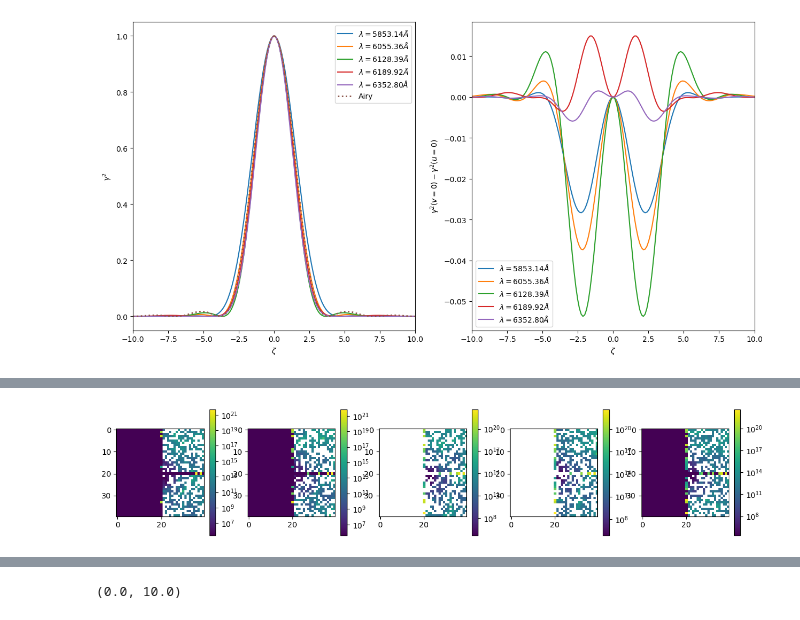
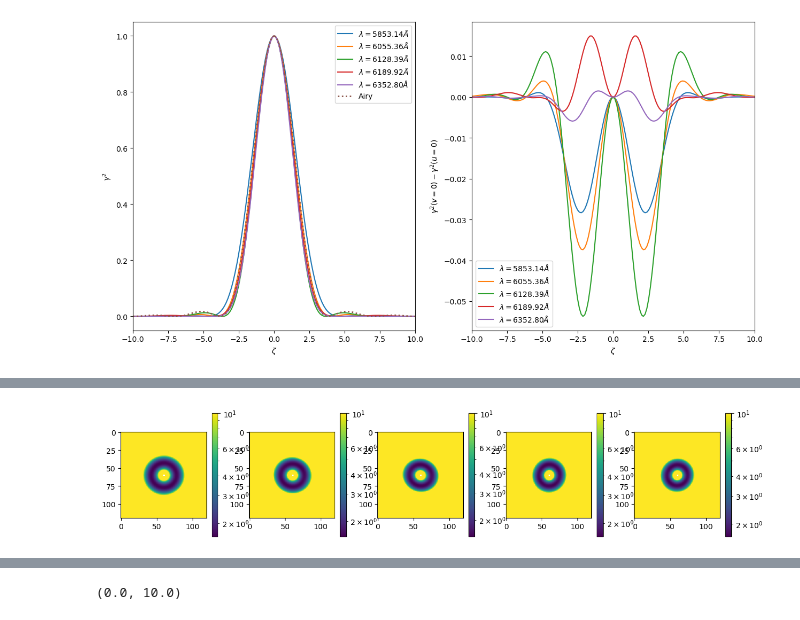
Before and after one commit to AlexGKim/II, a Jupyter notebook: sedona.ipynb, the cells around one changed output, grey strips where cells are left out. Drawn from its saved outputs; the diff is of its cells as text; code cells hidden in the pictures.

```diff
--- a/sedona.ipynb
+++ b/sedona.ipynb
@@ -10,4 +11,5 @@ from matplotlib.image import NonUniformImage
 wavegrid = numpy.load("WaveGrid.npy")
 flux = numpy.load("Phase0Flux.npy")
 flux=flux/1e39
+flux_int= flux.sum(axis=(1,2))
 # %%
@@ -17,3 +19,20 @@ plt.xlim((3000,10000))
 # %% [output]
 (3000.0, 10000.0)
 [figure]
+# %%
+lambdas = numpy.flip(wavegrid)
+spectrum = sncosmo.Spectrum(lambdas, numpy.flip(flux_int))
+spectrum_mag = spectrum.bandmag('bessellb', magsys='vega')
+flux_int = flux_int * 10**((spectrum_mag-12)/2.5) # now in units of  (erg / s / cm^2 / A) for B=12 mag
+# want  dΓ/dν = AFv/(hν0).
+#
+# spectrum = sncosmo.Spectrum(lambdas, flux_int) # now in units of  (erg / s / cm^2 / A) for B=12 mag
+Area = 88 * 100 * 100. # cm^2
+h = 6.626* 10**(-34+7)  # erg s
+c = 3e10 # cm/s
+lcm = wavegrid/1e8  # cm
+dGammadnu = Area * flux_int * wavegrid  / h /c/c*lcm*lcm
+plt.plot(lambdas,dGammadnu)
+plt.ylim((0,2.5e-7))
+plt.xlim((3000,10000))
+sigma_t =13*10**-12
@@ -92,73 +113,76 @@ plt.savefig('gamma2_sedona.pdf')
 # %% [output]
 [figure]
 # %%
-factor = 2
+wls = [5850,6055,6128,6189,6355.12]
+idxs = [ numpy.abs(wavegrid - l).argmin() for l in wls]
+factor = 10
+
 fluxshape = flux[0,:,:].shape
 paddedarray = numpy.zeros((fluxshape[0]*factor, fluxshape[1]*factor))
 fig,axs = plt.subplots(1,5, figsize=(15, 3))
+fig2,axs2 = plt.subplots(1,5, figsize=(15, 3))
+fig3,axs3 = plt.subplots(1,5, figsize=(15, 3))
+# fig4,axs4 = plt.subplots(1,5, figsize=(15, 3))
 # fig,axs = plt.subplots(1,2, figsize=(15, 7.5))
 
-theta = numpy.arange(fluxshape[0]*factor)
-theta=theta-theta.mean()
+# theta = numpy.arange(fluxshape[0]*factor)
+theta  = [i- fluxshape[0]/2 + 0.5 for i in range(paddedarray.shape[0])]
+theta = numpy.array(theta)
 
 Fsinv = numpy.zeros((paddedarray.shape[0],paddedarray.shape[1]))
+# Fsinv_phi = numpy.zeros((paddedarray.shape[0],paddedarray.shape[1]))
+# Fsinv_s = numpy.zeros((paddedarray.shape[0],paddedarray.shape[1]))
 for i, idx in enumerate(idxs):
+    Fsinv[:]=0
     flux_norm = flux[idx,:,:]
     flux_norm = flux_norm/flux_norm.sum()
     paddedarray[0:fluxshape[0], 0:fluxshape[1]]= flux_norm
-    # print(flux_norm)
-    # axs[i].imshow(paddedarray)
-    gamma = jax.numpy.fft.rfft2(paddedarray)
-    dgammau = -2j*numpy.pi* jax.numpy.fft.rfft2(paddedarray*theta[:,None])
-    dgammav = -2j*numpy.pi* jax.numpy.fft.rfft2(paddedarray*theta[None,:])
 
+    gamma = jax.numpy.fft.fft2(paddedarray)
+    dgammau = -2j*numpy.pi* jax.numpy.fft.fft2(paddedarray*theta[:,None])
+    dgammav = -2j*numpy.pi* jax.numpy.fft.fft2(paddedarray*theta[None,:])
 
     u=fftfreq(paddedarray.shape[0])
-    v=rfftfreq(paddedarray.shape[1])
+    v=fftfreq(paddedarray.shape[1])
 
     dgammas = -(u[:,None]*dgammau + v[None,:]*dgammav)
     dgammaphi = (u[:,None]*dgammau - v[None,:]*dgammav)
-
 
     F00= jax.numpy.absolute(2*gamma.conjugate() * dgammas) **2
     F01= jax.numpy.absolute(2*gamma.conjugate() * dgammas)*jax.numpy.absolute(2*gamma.conjugate() * dgammaphi)
     F11 = jax.numpy.absolute(2*gamma.conjugate() * dgammaphi)**2
 
+    F00 = numpy.fft.fftshift(F00)
+    F01 = numpy.fft.fftshift(F01)
+    F11 = numpy.fft.fftshift(F11)
+
+    F00rot=numpy.rot90(F00)
+    F01rot=numpy.rot90(F01)
+    F11rot=numpy.rot90(F11)
     for ui in range(0,Fsinv.shape[0]):
-        for vi in range(0,Fsinv.shape[1]//2):
+        for vi in range(0,Fsinv.shape[1]):
             if ui==0 and vi==0:
                 continue
             try:
-                Fsinv[ui,vi] = numpy.linalg.inv([[F00[ui,vi],F01[ui,vi]],[F01[ui,vi],F11[ui,vi]]])[0,0]
-            # Fsinv[ui,vi] = 1/F00[ui,vi]
+                Fsinv[ui,vi] = numpy.linalg.inv([[F00[ui,vi]+F00rot[ui,vi],F01[ui,vi]+F01rot[ui,vi]],[F01[ui,vi]+F01rot[ui,vi],F11[ui,vi]+F11rot[ui,vi]]])[0,0]
             except:
                 pass
-    pos = axs[i].imshow(numpy.fft.fftshift(Fsinv),norm='log')
+    minx = paddedarray.shape[0]//2-factor//3*fluxshape[0]
+    maxx = paddedarray.shape[0]//2+factor//3*fluxshape[0]
+    # pos = axs[i].imshow(numpy.fft.fftshift(Fsinv)[minx:maxx,minx:maxx] ,norm='log',vmax=100)
+    # pos = axs[i].imshow(numpy.fft.fftshift(Fsinv),vmin=0,vmax=10)
+    pos = axs[i].imshow((1/F00)[minx:maxx,minx:maxx] ,norm='log',vmax=10)
     fig.colorbar(pos)
 
-    # gamma = jax.numpy.fft.rfft2(flux[idx,:,:])
-
-    # gamma = jax.numpy.absolute(gamma)
-    # gamma2 = gamma*gamma
-    # gamma2_shift = numpy.fft.fftshift(gamma2)
-    # x = numpy.arange(gamma2.shape[0])-gamma2.shape[0]//2
-    # # axs.plot(x*numpy.pi/25,gamma2_shift[gamma2.shape[0]//2,:]) #,label=r'$u=0$')
-    # axs[0].plot(x*numpy.pi/25, gamma2_shift[:,gamma2.shape[0]//2],label=r'$\lambda={:.2f}\AA$'.format(wavegrid[idx]))
-    # axs[1].plot(x*numpy.pi/25, gamma2_shift[:,gamma2.shape[0]//2] - gamma2_shift[gamma2.shape[0]//2,:],label=r'$\lambda={:.2f}\AA$'.format(wavegrid[idx]))
-# axs.set_title(r'$\lambda={:.2f}\AA$'.format(wavegrid[idx]))
-
-    # axs[i].plot(x*numpy.pi/25,gamma2_shift[gamma2.shape[0]//2,:],label=r'$u=0$')
-    # axs[i].plot(x*numpy.pi/25, gamma2_shift[:,gamma2.shape[0]//2],label=r'$v=0$')
-    # axs[i].set_xlim((-10,10))
-    # axs[i].set_title(r'$\lambda={:.2f}\AA$'.format(wavegrid[idx]))
-    # x_airy = numpy.linspace(-10.,10.,1001)
-    # airy = (2*jv(1,x_airy)/x_airy)**2
-    # axs[i].plot(x_airy,airy,label='Airy',ls='dotted',lw=2)
-    # axs[i].legend()
-    # print(gamma)
-    # axs[i].imshow()
-    # axs[i].imshow(gamma[0:fluxshape[0], 0:fluxshape[1]])
-    # wef
+    pos2 = axs2[i].imshow((1/F11)[minx:maxx,minx:maxx],norm='log',vmax=10)
+    fig2.colorbar(pos2)
+    # print(Fsinv.min(),Fsinv.max())
+    pos3 = axs3[i].imshow(dGammadnu[idx] * (128*numpy.pi)**(-0.25) * numpy.sqrt(3600/2/sigma_t) *
+                        numpy.sqrt(1/Fsinv[minx:maxx,minx:maxx]),norm='log',vmin=0.01,vmax=1)
+    print(Fsinv.min(),Fsinv.max())
+    fig3.colorbar(pos3)
+    # axs4[i].plot(numpy.fft.fftshift(Fsinv)[:,0])
+    # axs4[i].set_ylim((0,10))
 plt.show()
 wef
 x_airy = numpy.linspace(-10.0,10.,1001)
@@ -178 +206 @@ IndexError: index 5 is out of bounds for axis 0 with size 5
-[figure, old version]
+[figure, new version]
```
Also changed, not shown: parts of 4 cells of this notebook, 1 other file.
